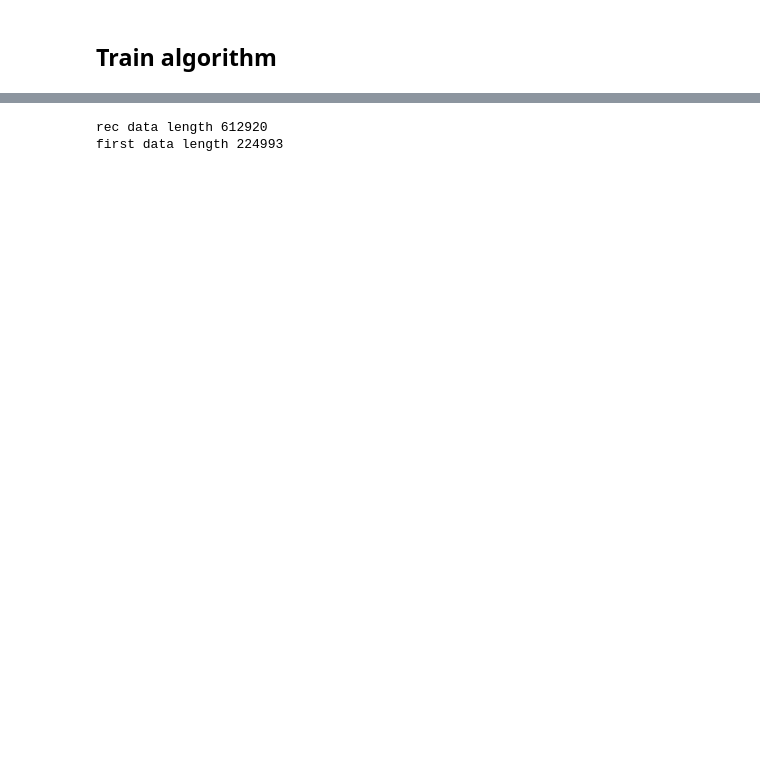
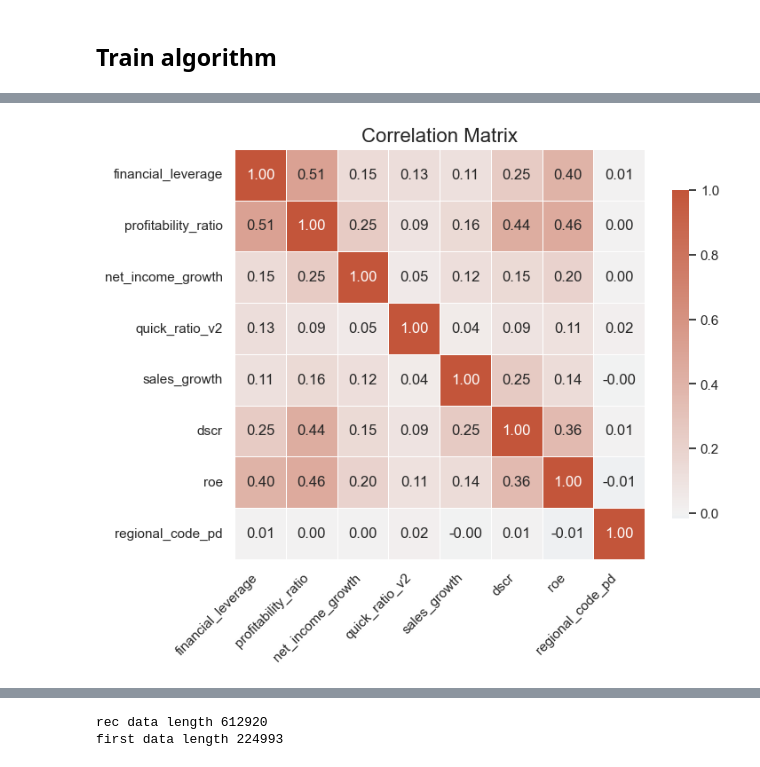
Before and after one commit to Juanroalvarado/ml-finance-credit-default, a Jupyter notebook: final_harness/train_final_model.ipynb, the cells around one changed output, grey strips where cells are left out. Cells and saved outputs as stored; diff of their text form; code cells hidden in the pictures; blank space fills up the shorter version.

```diff
--- a/final_harness/train_final_model.ipynb
+++ b/final_harness/train_final_model.ipynb
@@ -96,0 +138,24 @@ rec_features = [
+# %%
+# Compute the correlation matrix
+corr = train_data_proc[rec_features].corr()
+
+# Set up the matplotlib figure
+plt.figure(figsize=(8, 6))
+
+# Generate a custom diverging colormap
+cmap = sns.diverging_palette(230, 20, as_cmap=True)
+
+# Create the heatmap with annotations
+ax = sns.heatmap(corr, annot=True, fmt=".2f", cmap=cmap, center=0,
+            square=True, linewidths=0.5, cbar_kws={"shrink": 0.8})
+
+# Set title and display the plot
+plt.title("Correlation Matrix", fontsize=16)
+ticks = [i.split('_quantile_values')[0] for i in corr.index]
+ax.set_xticklabels(ticks, rotation=45, ha='right')
+ax.set_yticklabels(ticks, rotation=0, va='center')
+
+# plt.xticks(rotation0)
+plt.show()
+# %% [output]
+[figure, added]
```
Also changed, not shown: parts of 20 cells of this notebook, 18 other files.
